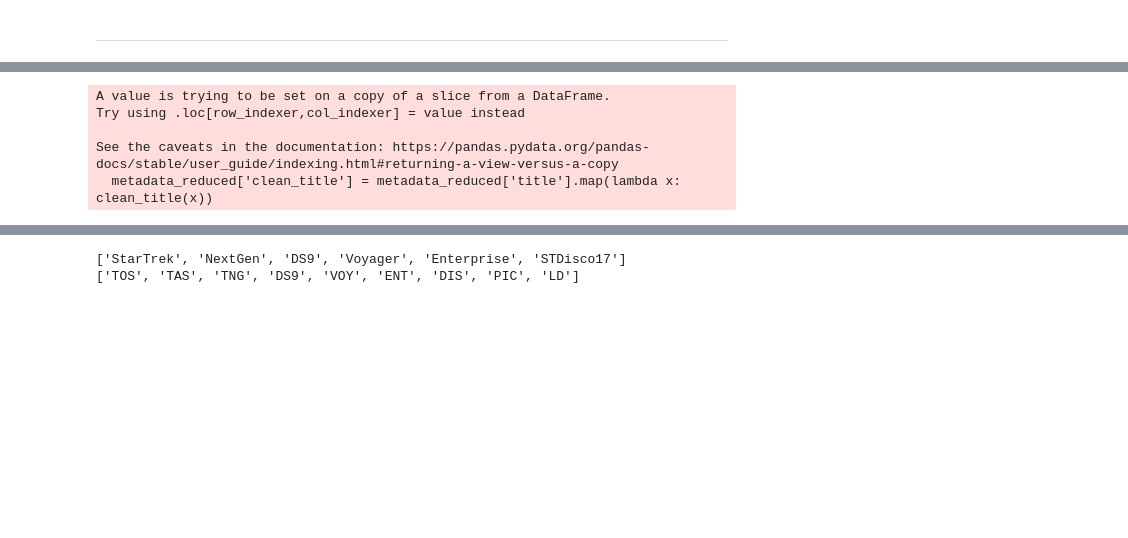
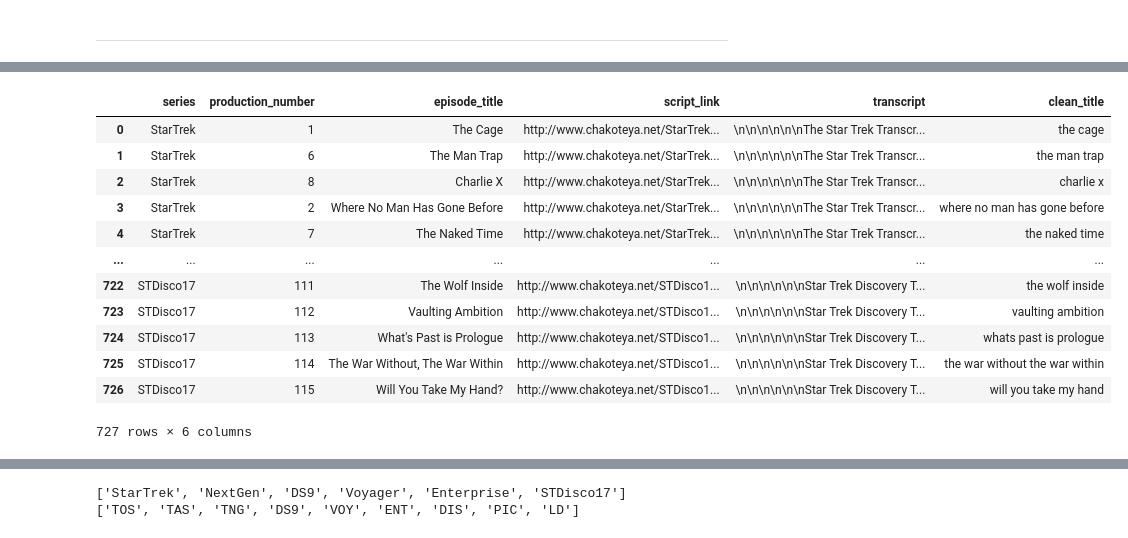
Before and after one commit to mediasittich/bayesian_topic_modeling_lda, a Jupyter notebook: notebooks/Cleaning and Exploring the Data.ipynb, the cells around one changed output, grey strips where cells are left out. Saved outputs shown, nothing was run; the diff lists cells and outputs as text; code cells hidden in the pictures; blank space fills up the shorter version.

```diff
--- a/notebooks/Cleaning and Exploring the Data.ipynb
+++ b/notebooks/Cleaning and Exploring the Data.ipynb
@@ -482,0 +552,16 @@ See the caveats in the documentation: https://pandas.pydata.org/pandas-docs/stab
+# %%
+transcripts_df
+# %% [output]
+|  | series | production_number | episode_title | script_link | transcript | clean_title |
+| 0 | StarTrek | 1 | The Cage | http://www.chakoteya.net/StarTrek... | \n\n\n\n\n\nThe Star Trek Transcr... | the cage |
+| 1 | StarTrek | 6 | The Man Trap | http://www.chakoteya.net/StarTrek... | \n\n\n\n\n\nThe Star Trek Transcr... | the man trap |
+| 2 | StarTrek | 8 | Charlie X | http://www.chakoteya.net/StarTrek... | \n\n\n\n\n\nThe Star Trek Transcr... | charlie x |
+| 3 | StarTrek | 2 | Where No Man Has Gone Before | http://www.chakoteya.net/StarTrek... | \n\n\n\n\n\nThe Star Trek Transcr... | where no man has gone before |
+| 4 | StarTrek | 7 | The Naked Time | http://www.chakoteya.net/StarTrek... | \n\n\n\n\n\nThe Star Trek Transcr... | the naked time |
+| ... | ... | ... | ... | ... | ... | ... |
+| 722 | STDisco17 | 111 | The Wolf Inside | http://www.chakoteya.net/STDisco1... | \n\n\n\n\n\nStar Trek Discovery T... | the wolf inside |
+| 723 | STDisco17 | 112 | Vaulting Ambition | http://www.chakoteya.net/STDisco1... | \n\n\n\n\n\nStar Trek Discovery T... | vaulting ambition |
+| 724 | STDisco17 | 113 | What's Past is Prologue | http://www.chakoteya.net/STDisco1... | \n\n\n\n\n\nStar Trek Discovery T... | whats past is prologue |
+| 725 | STDisco17 | 114 | The War Without, The War Within | http://www.chakoteya.net/STDisco1... | \n\n\n\n\n\nStar Trek Discovery T... | the war without the war within |
+| 726 | STDisco17 | 115 | Will You Take My Hand? | http://www.chakoteya.net/STDisco1... | \n\n\n\n\n\nStar Trek Discovery T... | will you take my hand |
+727 rows × 6 columns
@@ -493,11 +582,4 @@ def clean_title(title):
 
     return clean_title
 # %%
-transcripts_df['clean_title'] = transcripts_df['episode_title'].map(lambda x: clean_title(x))
-#metadata_reduced['clean_title'] = metadata_reduced['title'].map(lambda x: clean_title(x))
+transcripts_df['clean_title'] = transcripts_df['clean_title'].map(lambda x: clean_title(x))
-# %% [output]
-A value is trying to be set on a copy of a slice from a DataFrame.
-Try using .loc[row_indexer,col_indexer] = value instead
-
-See the caveats in the documentation: https://pandas.pydata.org/pandas-docs/stable/user_guide/indexing.html#returning-a-view-versus-a-copy
-  metadata_reduced['clean_title'] = metadata_reduced['title'].map(lambda x: clean_title(x))
```
Also changed, not shown: parts of 54 cells of this notebook.
